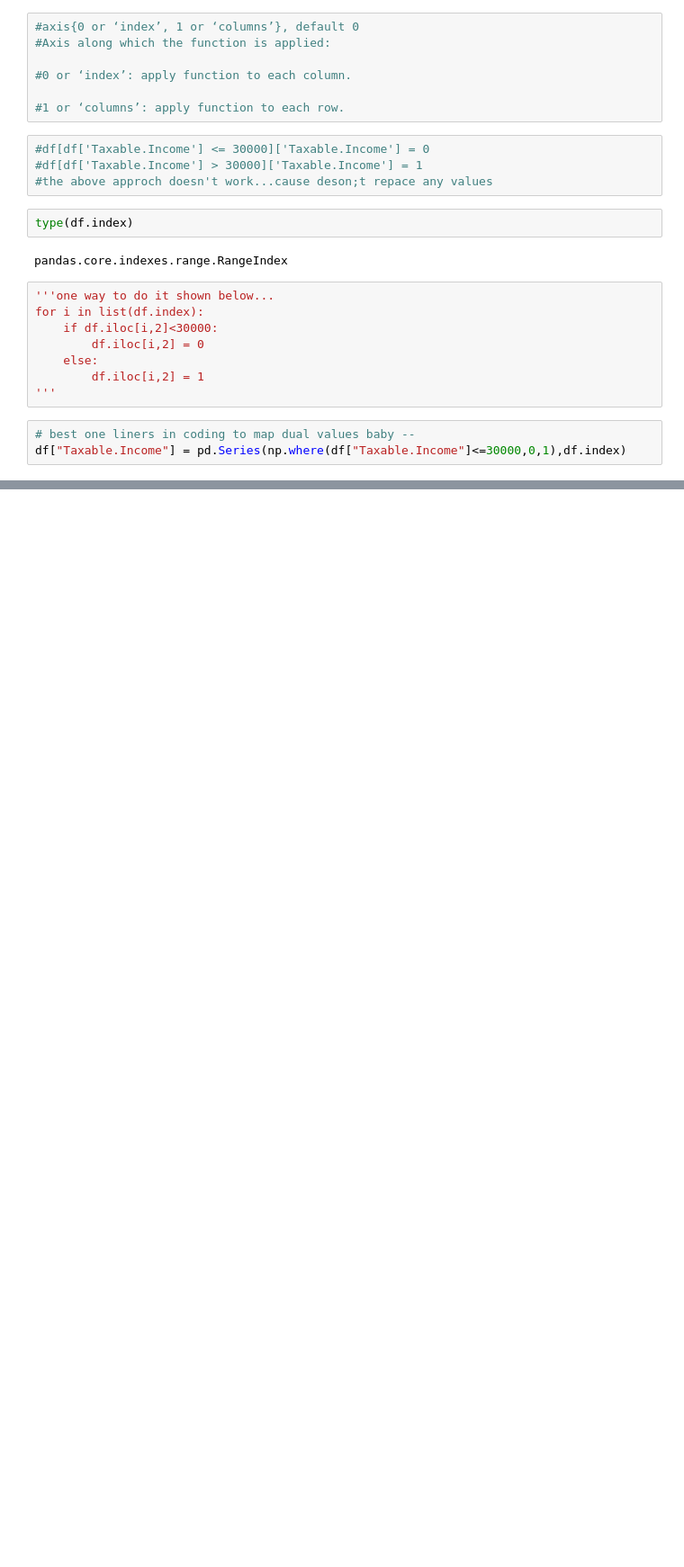
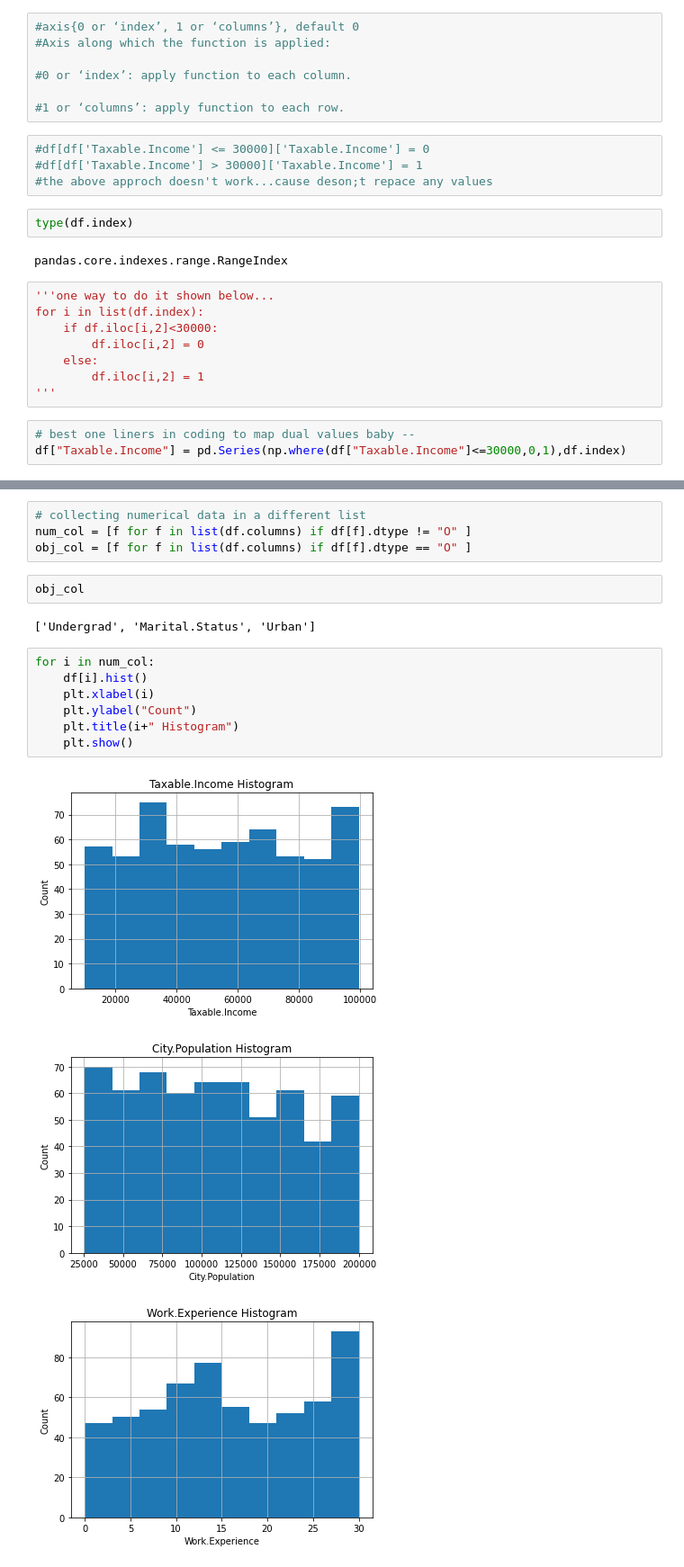
Before and after one commit to Smit131/DS-assignments-python, a Jupyter notebook: Decision Tree/Jup code.ipynb, the cells around one changed output, grey strips where cells are left out. Shown: that part at 90% size. Saved outputs shown, nothing was run; the diff lists cells and outputs as text; blank space fills up the shorter version.

```diff
--- a/Decision Tree/Jup code.ipynb
+++ b/Decision Tree/Jup code.ipynb
@@ -109,0 +101,19 @@ memory usage: 25.9+ KB
+# %%
+# collecting numerical data in a different list
+num_col = [f for f in list(df.columns) if df[f].dtype != "O" ]
+obj_col = [f for f in list(df.columns) if df[f].dtype == "O" ]
+# %%
+obj_col
+# %% [output]
+['Undergrad', 'Marital.Status', 'Urban']
+# %%
+for i in num_col:
+    df[i].hist()
+    plt.xlabel(i)
+    plt.ylabel("Count")
+    plt.title(i+" Histogram")
+    plt.show()
+# %% [output]
+[figure, added]
+[figure, added]
+[figure, added]
```
Also changed, not shown: parts of 35 cells of this notebook.
